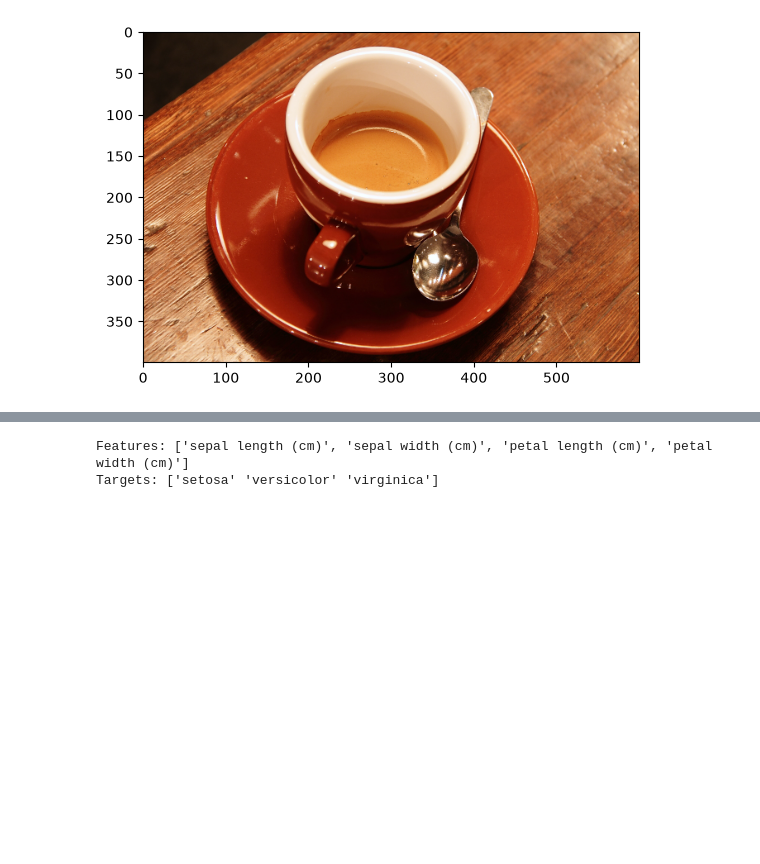
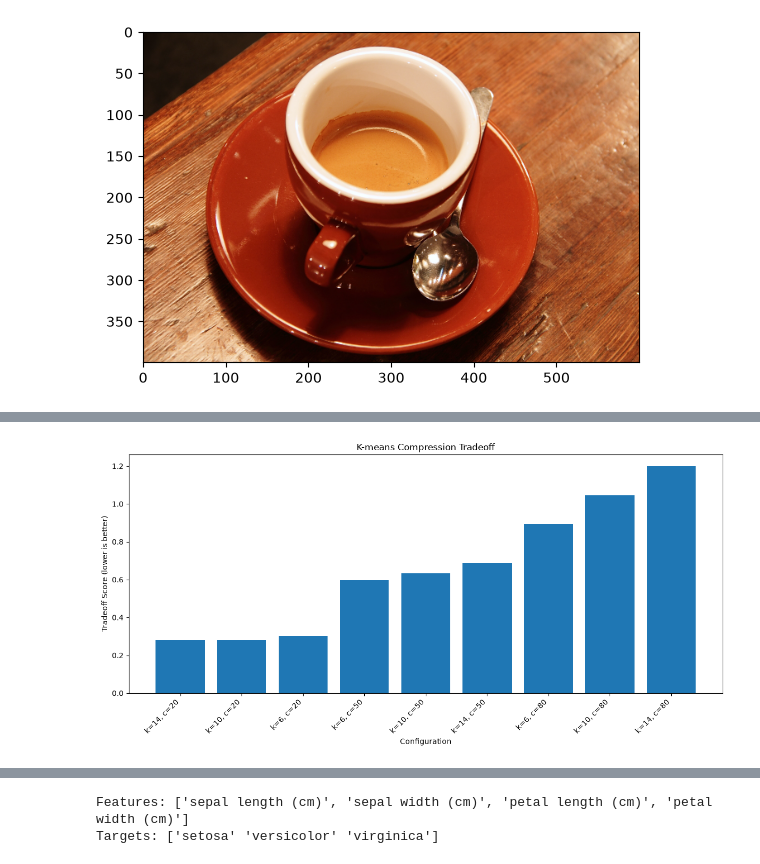
Before and after one commit to HunterFlechsig/ML_coffee_and_iris, a Jupyter notebook: scr/main.ipynb, the cells around one changed output, grey strips where cells are left out. Drawn from its saved outputs; the diff is of its cells as text; code cells hidden in the pictures; blank space fills up the shorter version.

```diff
--- a/scr/main.ipynb
+++ b/scr/main.ipynb
@@ -214,0 +320,33 @@ FileNotFoundError: [Errno 2] No such file or directory: '../results/heirarchical
+# %%
+sorted_results = results_df.sort_values("score")
+
+k_results = sorted_results[
+    sorted_results["method"] == "kmeans"
+].copy()
+
+k_results.to_csv(
+    "../results/kmeans/kmeans_results.csv",
+    index=False
+)
+
+k_results["label"] = (
+    "k=" + k_results["k"].astype(str)
+    + ", c=" + k_results["c"].astype(str)
+)
+
+plt.figure(figsize=(12, 6))
+
+plt.bar(
+    k_results["label"],
+    k_results["score"]
+)
+
+plt.xlabel("Configuration")
+plt.ylabel("Tradeoff Score (lower is better)")
+plt.title("K-means Compression Tradeoff")
+
+plt.xticks(rotation=45, ha="right")
+plt.tight_layout()
+plt.show()
+# %% [output]
+[figure, added]
```
Also changed, not shown: parts of 38 cells of this notebook, 52 other files.
